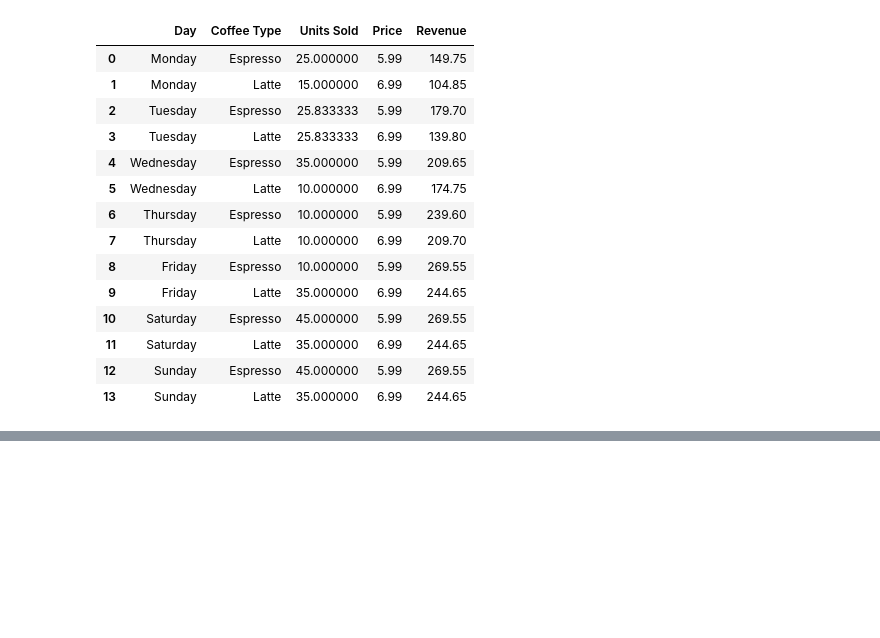
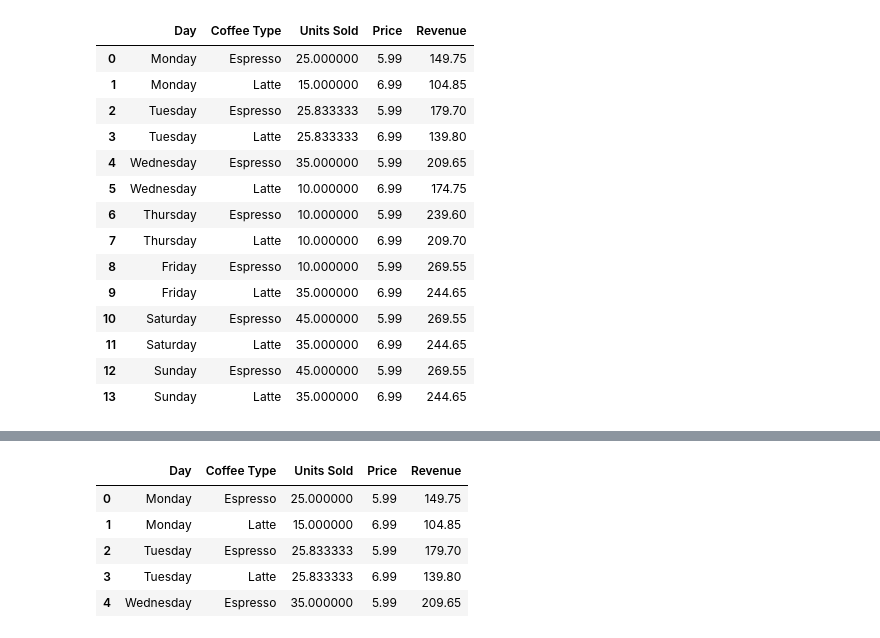
Before and after one commit to mus9090/pandas-practice, a Jupyter notebook: 01-basics.ipynb, the cells around one changed output, grey strips where cells are left out. Cells and saved outputs as stored; diff of their text form; code cells hidden in the pictures; blank space fills up the shorter version.

```diff
--- a/01-basics.ipynb
+++ b/01-basics.ipynb
@@ -766,7 +766,7 @@ coffee
 | 12 | Sunday | Espresso | 45.0 | 5.99 | 269.55 |
 | 13 | Sunday | Latte | 35.0 | 6.99 | 244.65 |
 # %%
-coffee.fillna(coffee["Units Sold"].mean())
+coffee.fillna(coffee["Units Sold"].mean(), inplace=True)
 # %% [output]
 |  | Day | Coffee Type | Units Sold | Price | Revenue |
 | 0 | Monday | Espresso | 25.000000 | 5.99 | 149.75 |
@@ -803,0 +804,9 @@ coffee
+# %%
+coffee.head()
+# %% [output]
+|  | Day | Coffee Type | Units Sold | Price | Revenue |
+| 0 | Monday | Espresso | 25.000000 | 5.99 | 149.75 |
+| 1 | Monday | Latte | 15.000000 | 6.99 | 104.85 |
+| 2 | Tuesday | Espresso | 25.833333 | 5.99 | 179.70 |
+| 3 | Tuesday | Latte | 25.833333 | 6.99 | 139.80 |
+| 4 | Wednesday | Espresso | 35.000000 | 5.99 | 209.65 |
```
Also changed, not shown: parts of 1 cell of this notebook.
